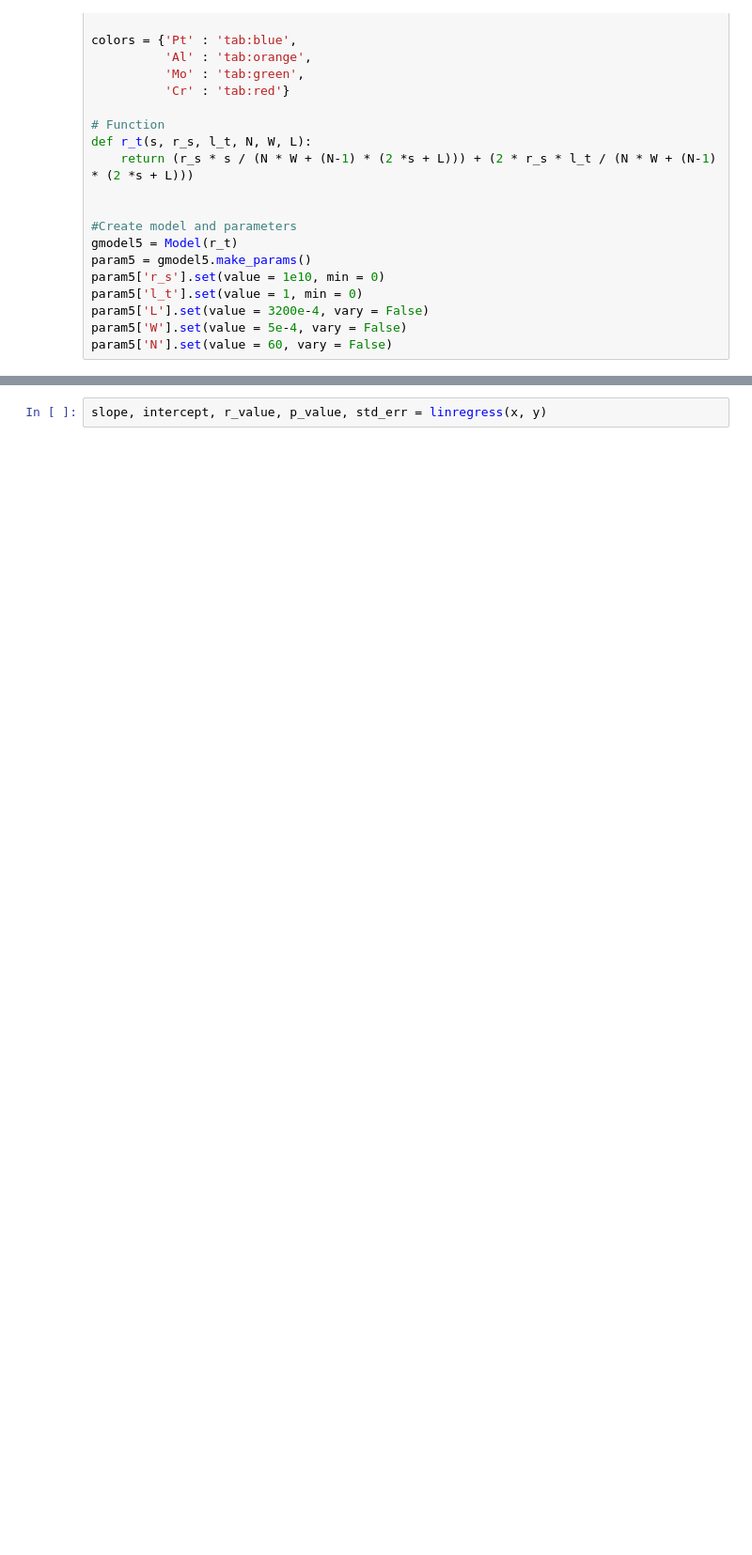
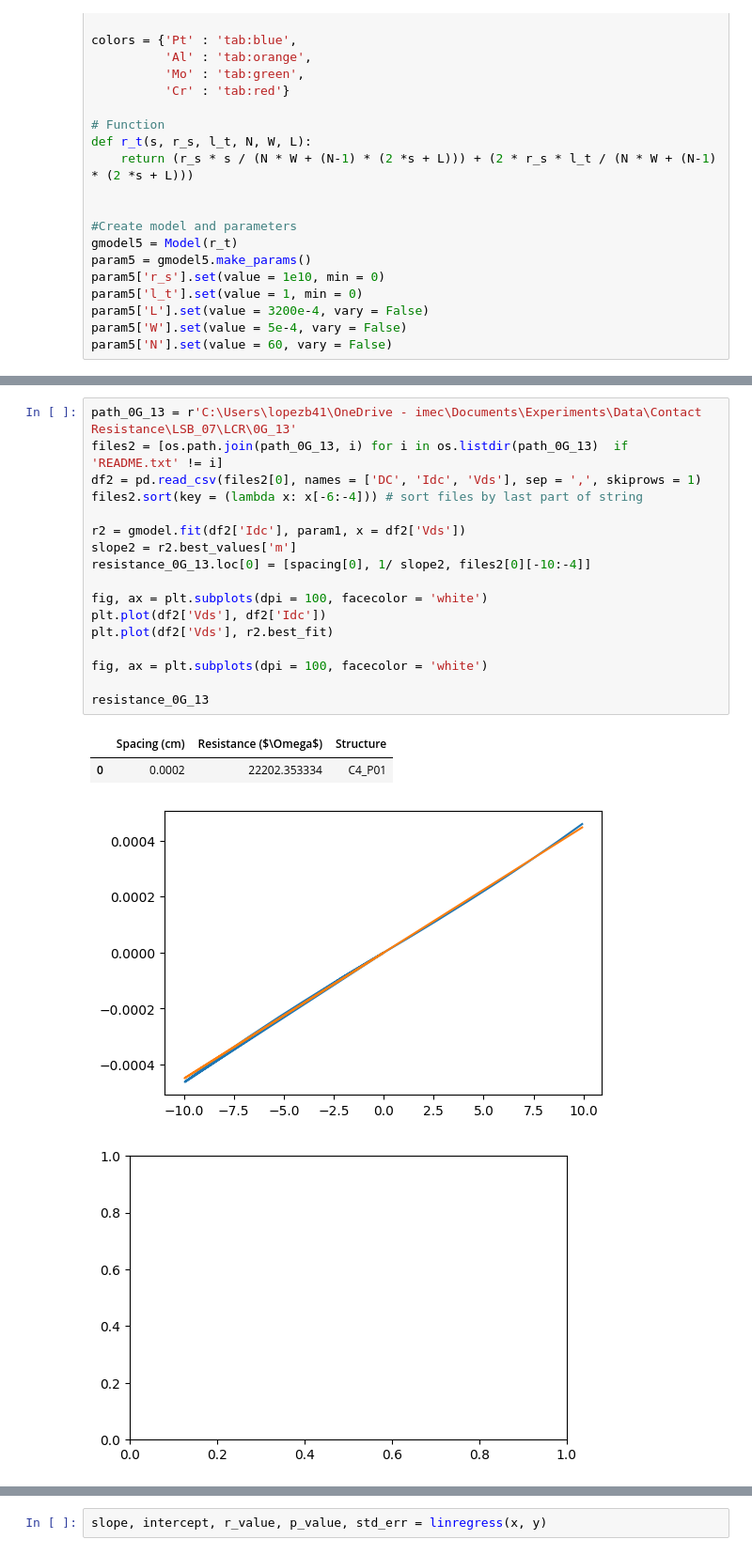
Before and after one commit to ridcil/Code, a Jupyter notebook: LSB_07_repro.ipynb, the cells around one changed output, grey strips where cells are left out. Shown at 94% size. Cells and saved outputs as stored; diff of their text form; blank space fills up the shorter version.

```diff
--- a/LSB_07_repro.ipynb
+++ b/LSB_07_repro.ipynb
@@ -40,3 +107,25 @@ param5['N'].set(value = 60, vary = False)
+# %%
+path_0G_13 = r'C:\Users\lopezb41\OneDrive - imec\Documents\Experiments\Data\Contact Resistance\LSB_07\LCR\0G_13'
+files2 = [os.path.join(path_0G_13, i) for i in os.listdir(path_0G_13)  if 'README.txt' != i]
+df2 = pd.read_csv(files2[0], names = ['DC', 'Idc', 'Vds'], sep = ',', skiprows = 1)
+files2.sort(key = (lambda x: x[-6:-4])) # sort files by last part of string
+
+r2 = gmodel.fit(df2['Idc'], param1, x = df2['Vds'])
+slope2 = r2.best_values['m']
+resistance_0G_13.loc[0] = [spacing[0], 1/ slope2, files2[0][-10:-4]]
+
+fig, ax = plt.subplots(dpi = 100, facecolor = 'white')
+plt.plot(df2['Vds'], df2['Idc'])
+plt.plot(df2['Vds'], r2.best_fit)
+
+fig, ax = plt.subplots(dpi = 100, facecolor = 'white')
+
+resistance_0G_13
+# %% [output]
+|  | Spacing (cm) | Resistance ($\Omega$) | Structure |
+| 0 | 0.0002 | 22202.353334 | C4_P01 |
+[figure, added]
+[figure, added]
 # %%
 #Settings
 sns.set_theme(style="ticks")
```
Also changed, not shown: parts of 6 cells of this notebook, 11 other files.
